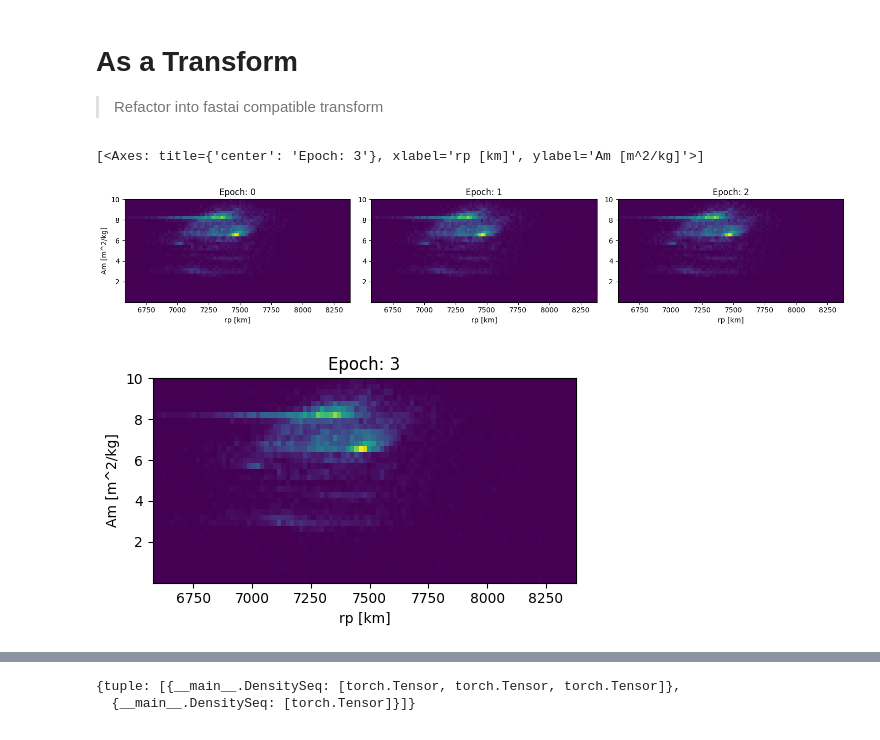
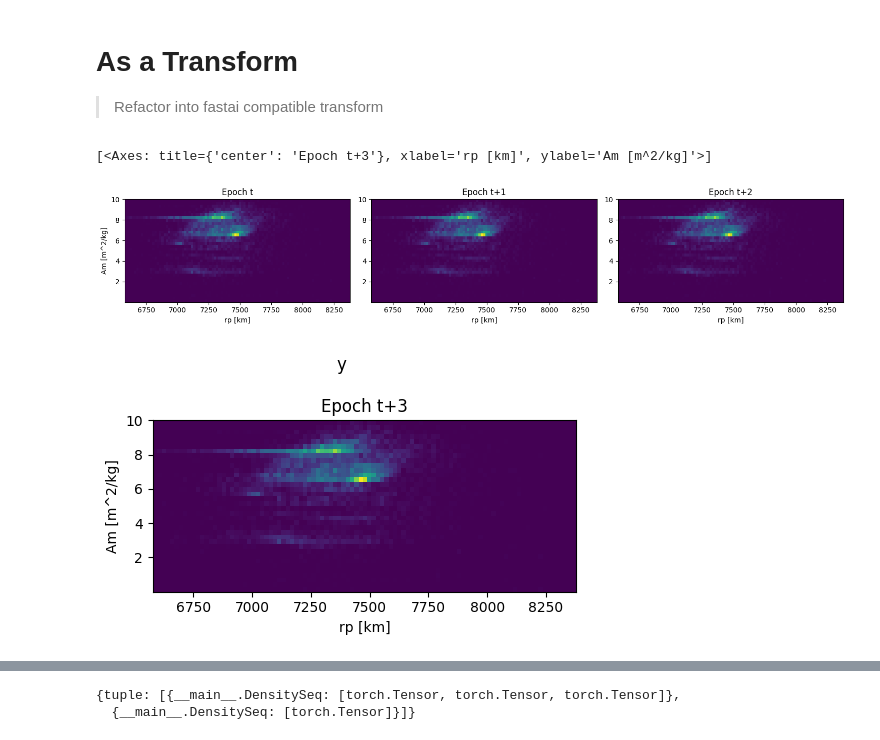
Before and after one commit to ARCLab-MIT/mocat-ml, a Jupyter notebook: nbs_lib/data.ipynb, the cells around one changed output, grey strips where cells are left out. Saved outputs shown, nothing was run; the diff lists cells and outputs as text; code cells hidden in the pictures.

```diff
--- a/nbs_lib/data.ipynb
+++ b/nbs_lib/data.ipynb
@@ -159,15 +159,24 @@ class DensitySeq(fastuple):
     @classmethod
     def create(cls, t):
         return cls(tuple(im for im in t))
-    def show(self, ctx=None, separator_value=225, start_epoch=0, x_disc=None,
-             y_disc=None, figsize=(5,5), **kwargs):
-        n = len(self)
+
+    def show(self, start_epoch=0, x_disc=None, y_disc=None, title=None,
+             figsize=(5,3), epochs=None, **kwargs):
+        # If idxs is not provided, use all indices
+        if epochs is None:
+            epochs = range(len(self))
+
+        # Number of plots is now the length of idxs
+        n = len(epochs)
         fig, axes = plt.subplots(1, n, figsize=(n*figsize[0], figsize[1]))
 
         # Ensure axes is always an iterable (list of Axes)
         if n == 1: axes = [axes]
 
-        for i, (t, ax) in enumerate(zip(self, axes)):
+        for plot_idx, seq_idx in enumerate(epochs):
+            t = self[seq_idx]
+            ax = axes[plot_idx]
+
             # Display each tensor with specified extent
             if x_disc is not None and y_disc is not None:
                 extent = [np.min(x_disc), np.max(x_disc), np.min(y_disc), np.max(y_disc)]
@@ -177,22 +186,26 @@ class DensitySeq(fastuple):
 
             # Set axis labels
             ax.set_xlabel('rp [km]' if x_disc is not None else '')
-            ax.set_ylabel('Am [m^2/kg]' if i == 0 and y_disc is not None else '')  # Y label only for first plot
+            ax.set_ylabel('Am [m^2/kg]' if plot_idx == 0 and y_disc is not None else '')
 
             # Set individual titles
-            ax.set_title(f'Epoch t {f"+{start_epoch + i}" if i>0 else ""}')
+            epoch_label = f'Epoch t{f"+{start_epoch + seq_idx}" if start_epoch + seq_idx > 0 else ""}'
+            ax.set_title(epoch_label)
 
             # Enable the axis
             ax.axis('on')
 
+        if title is not None: fig.suptitle(title)
+
         # Adjust layout to make room for x-axis labels if rotated
         plt.tight_layout()
         return axes
 # %%
 x,y = ds[0]
 DensitySeq.create(x).show(figsize=(5,3), x_disc=RP_DISC, y_disc=AM_DISC)
-DensitySeq.create(y).show(figsize=(5,3), start_epoch=3, x_disc=RP_DISC, y_disc=AM_DISC)
+DensitySeq.create(y).show(figsize=(5,3), start_epoch=3, x_disc=RP_DISC,
+                          y_disc=AM_DISC, title="y")
 # %% [output]
-[<Axes: title={'center': 'Epoch: 3'}, xlabel='rp [km]', ylabel='Am [m^2/kg]'>]
+[<Axes: title={'center': 'Epoch t+3'}, xlabel='rp [km]', ylabel='Am [m^2/kg]'>]
 [figure]
-[figure, old version]
+[figure, new version]
```
Also changed, not shown: parts of 1 cell of this notebook, 8 other files.
